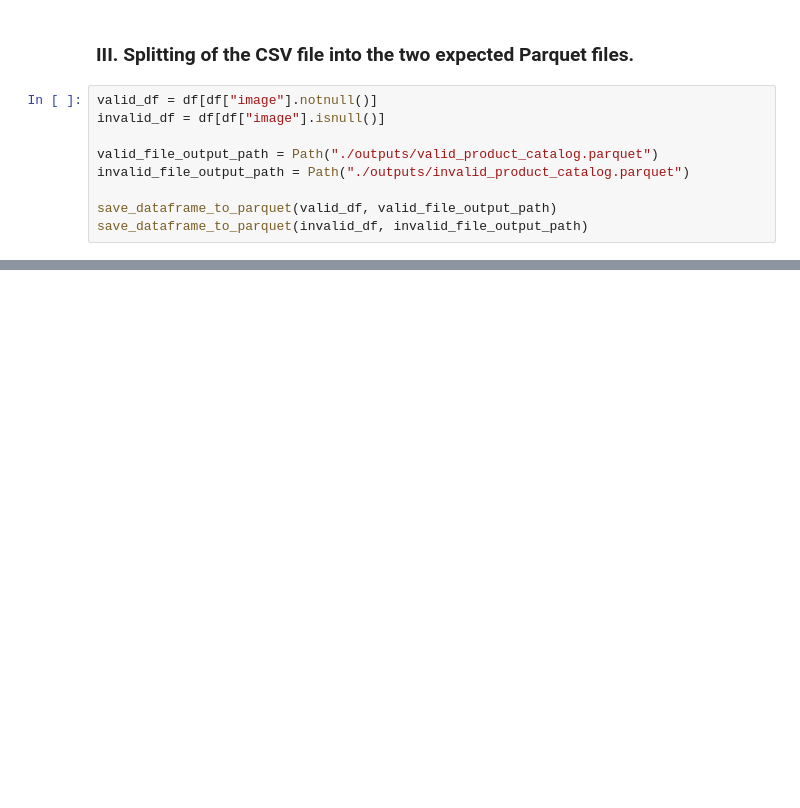
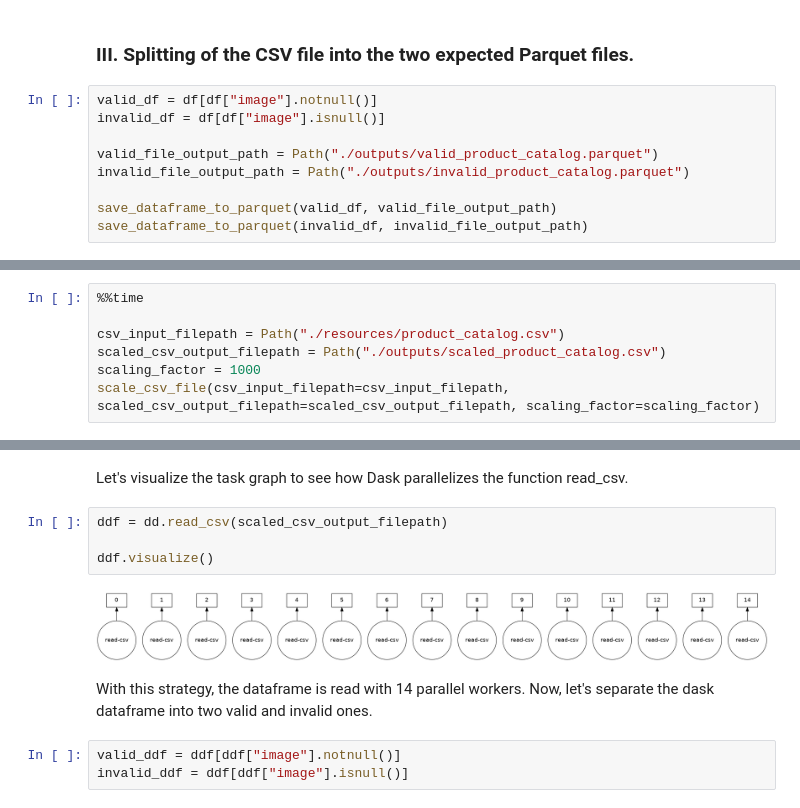
Before and after one commit to Moguero/Back-Market-technical-assessment, a Jupyter notebook: main_notebook.ipynb, the cells around one changed output, grey strips where cells are left out. Cells and saved outputs as stored; diff of their text form; blank space fills up the shorter version.

Commit message:
init dask scaling approach

```diff
--- a/main_notebook.ipynb
+++ b/main_notebook.ipynb
@@ -116,0 +134,7 @@ save_dataframe_to_parquet(invalid_df, invalid_file_output_path)
+# %%
+%%time
+
+csv_input_filepath = Path("./resources/product_catalog.csv")
+scaled_csv_output_filepath = Path("./outputs/scaled_product_catalog.csv")
+scaling_factor = 1000
+scale_csv_file(csv_input_filepath=csv_input_filepath, scaled_csv_output_filepath=scaled_csv_output_filepath, scaling_factor=scaling_factor)
@@ -116,0 +144,13 @@ save_dataframe_to_parquet(invalid_df, invalid_file_output_path)
+# %% [markdown]
+Let's visualize the task graph to see how Dask parallelizes the function read_csv.
+# %%
+ddf = dd.read_csv(scaled_csv_output_filepath)
+
+ddf.visualize()
+# %% [output]
+[figure, added]
+# %% [markdown]
+With this strategy, the dataframe is read with 14 parallel workers. Now, let's separate the dask dataframe into two valid and invalid ones.
+# %%
+valid_ddf = ddf[ddf["image"].notnull()]
+invalid_ddf = ddf[ddf["image"].isnull()]
```
Also changed, not shown: parts of 14 cells of this notebook, 1 other file.
